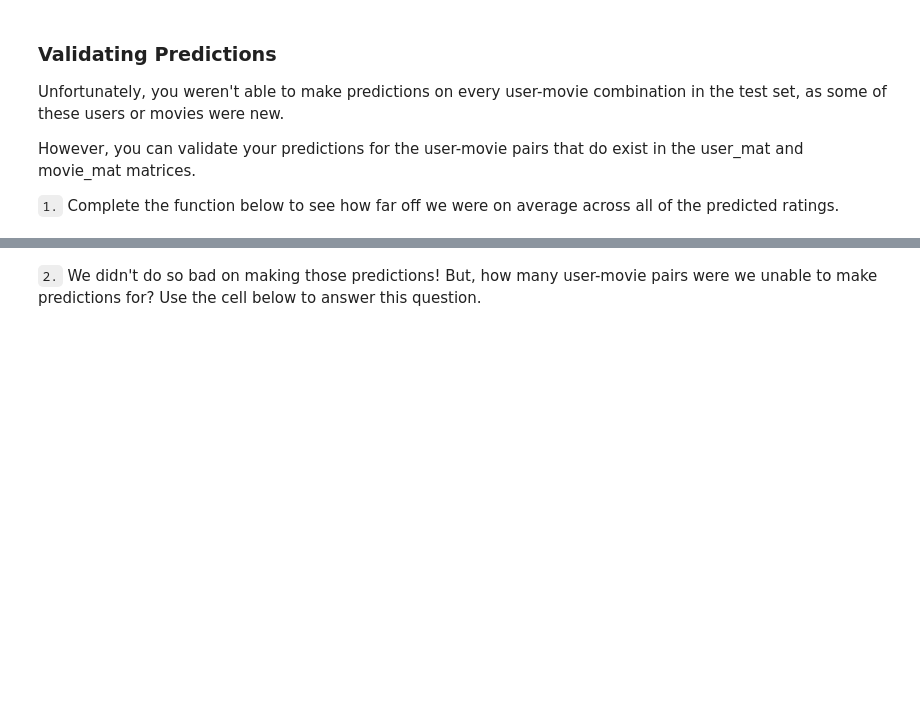
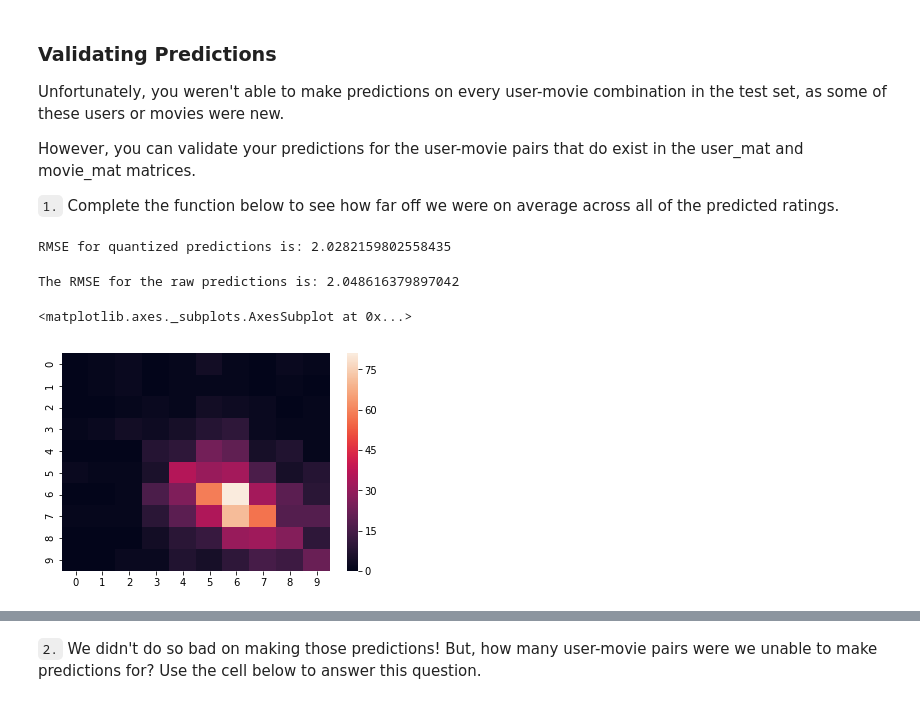
Before and after one commit to mtasende/data-scientist-nanodegree, a Jupyter notebook: lessons/part4_experiments_and_recommenders/lesson7_matrix_factorization/notebooks/4_Cold_Start_Problem.ipynb, the cells around one changed output, grey strips where cells are left out. Drawn from its saved outputs; the diff is of its cells as text; code cells hidden in the pictures; blank space fills up the shorter version.

```diff
--- a/lessons/part4_experiments_and_recommenders/lesson7_matrix_factorization/notebooks/4_Cold_Start_Problem.ipynb
+++ b/lessons/part4_experiments_and_recommenders/lesson7_matrix_factorization/notebooks/4_Cold_Start_Problem.ipynb
@@ -99,0 +137,3 @@ movie_file.close()
+# %%
+bins = np.array([-np.inf] + list(range(1, 10)) + [np.inf]) + 0.5
+bins
@@ -99,0 +142,2 @@ movie_file.close()
+# %%
+y_pred_quantized = pd.cut(y_pred, bins, labels=list(range(1, 11)))
@@ -120,8 +183,45 @@ def validation_comparison(val_df, user_mat=user_mat, movie_mat=movie_mat):
     preds - (list) predictions for any user-movie pairs where it was possible to make a prediction
     acts - (list) actual values for any user-movie pairs where it was possible to make a prediction
     '''
+    # Filter users or movies that were not in the training set
+    sub_val = val_df[val_df.user_id.isin(train_data_df.index)
+                 & val_df.movie_id.isin(train_data_df.columns)]
+    X = sub_val[['user_id', 'movie_id']]
+    y = sub_val['rating']
+
+    # Predict
+    y_pred = X.apply(
+        lambda x: predict_rating(
+            user_mat, movie_mat, x['user_id'], x['movie_id']), axis=1)
+
+    # Calculate the metrics results
+    rmse = np.sqrt(mse(y, y_pred))
+    perc_rated = 100 * y_pred.shape[0] / val_df.shape[0]
+
+    # actual_v_pred
+    bins = np.array([-np.inf] + list(range(1, 10)) + [np.inf]) + 0.5
+    y_pred_quantized = pd.cut(y_pred, bins, labels=list(range(1, 11)))
+    actual_v_pred = confusion_matrix(y, y_pred_quantized)
+
+    print('RMSE for quantized predictions is: {}'.format(
+        np.sqrt(mse(y, y_pred_quantized))))
+
+    preds = y_pred.values.tolist()
+    acts = y.values.tolist()
 
     return rmse, perc_rated, actual_v_pred, preds, acts
 # %%
 # How well did we do? # Make some plots and calculate some statistics to
 # understand how well this technique is working
+rmse, perc_rated, actual_v_pred, preds, acts = validation_comparison(val_df)
+# %% [output]
+RMSE for quantized predictions is: 2.0282159802558435
+# %%
+print('The RMSE for the raw predictions is: {}'.format(rmse))
+# %% [output]
+The RMSE for the raw predictions is: 2.048616379897042
+# %%
+sns.heatmap(actual_v_pred)
+# %% [output]
+<matplotlib.axes._subplots.AxesSubplot at 0x...>
+[figure, added]
```
Also changed, not shown: parts of 43 cells of this notebook.
